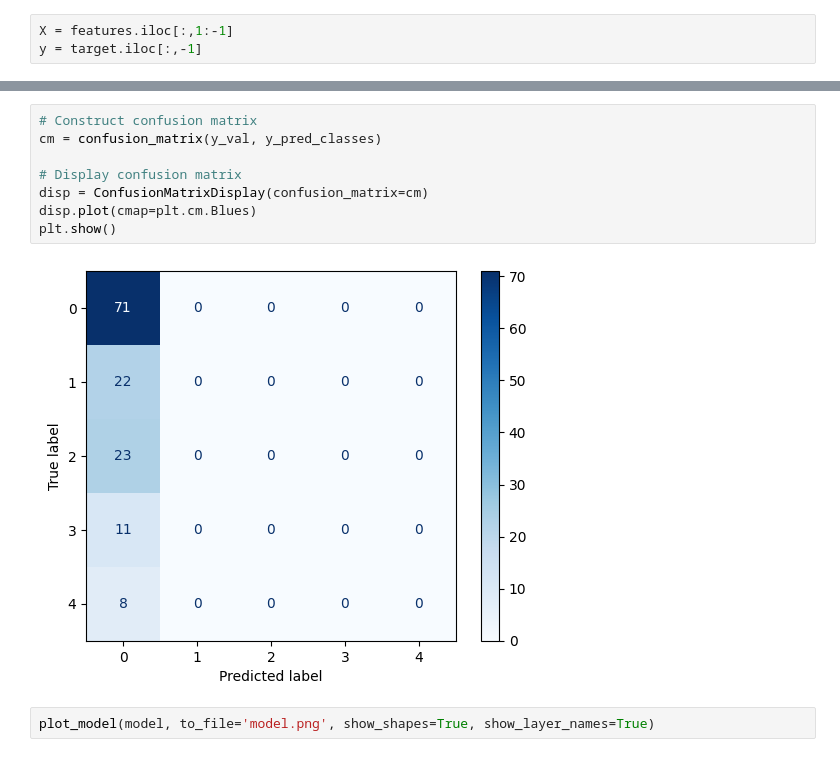
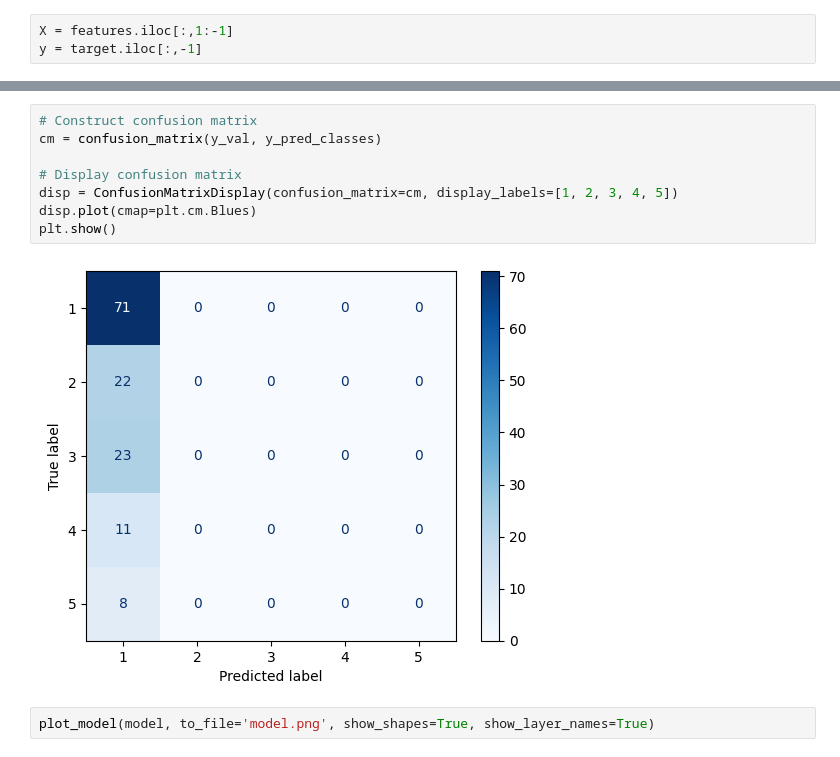
Before and after one commit to hudanjhh/SECB4313, a Jupyter notebook: BMS_RNN.ipynb, the cells around one changed output, grey strips where cells are left out. Cells and saved outputs as stored; diff of their text form.

Commit message:
Edited the confusion matrix label

```diff
--- a/BMS_RNN.ipynb
+++ b/BMS_RNN.ipynb
@@ -75,13 +75,13 @@ Validation accuracy: 0.5259
 # %%
 # Construct confusion matrix
 cm = confusion_matrix(y_val, y_pred_classes)
 
 # Display confusion matrix
-disp = ConfusionMatrixDisplay(confusion_matrix=cm)
+disp = ConfusionMatrixDisplay(confusion_matrix=cm, display_labels=[1, 2, 3, 4, 5])
 disp.plot(cmap=plt.cm.Blues)
 plt.show()
 # %% [output]
-[figure, old version]
+[figure, new version]
 # %%
 plot_model(model, to_file='model.png', show_shapes=True, show_layer_names=True)
 # %% [output]
```
Also changed, not shown: parts of 3 cells of this notebook.
